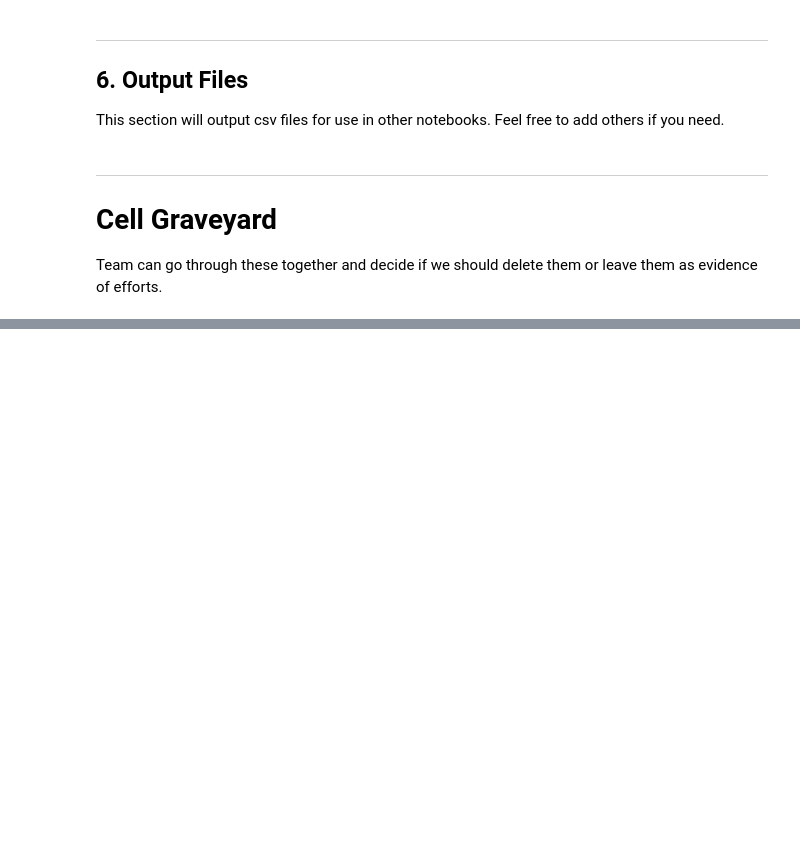
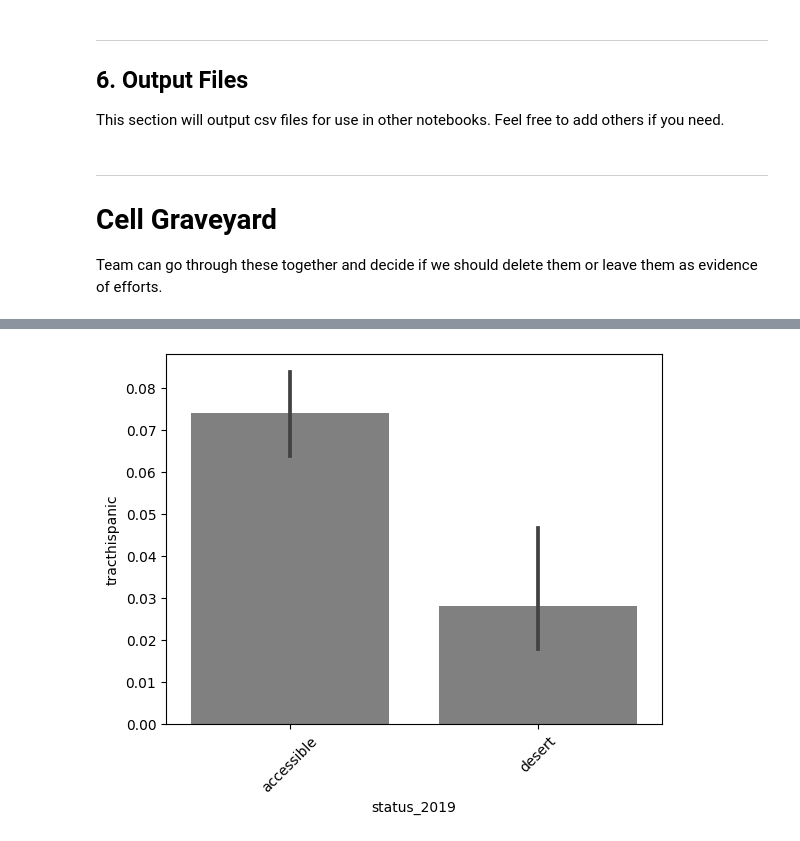
Before and after one commit to derryzrli/food-insecurity-analysis, a Jupyter notebook: code/01_cleaning.ipynb, the cells around one changed output, grey strips where cells are left out. Saved outputs shown, nothing was run; the diff lists cells and outputs as text; code cells hidden in the pictures; blank space fills up the shorter version.

```diff
--- a/code/01_cleaning.ipynb
+++ b/code/01_cleaning.ipynb
@@ -683,0 +749,5 @@ Team can go through these together and decide if we should delete them or leave
+# %%
+sns.barplot(x=df_small['status_2019'], y=df_small['tracthispanic'], color='grey')
+plt.xticks(rotation=45);
+# %% [output]
+[figure, added]
```
Also changed, not shown: parts of 19 cells of this notebook.
